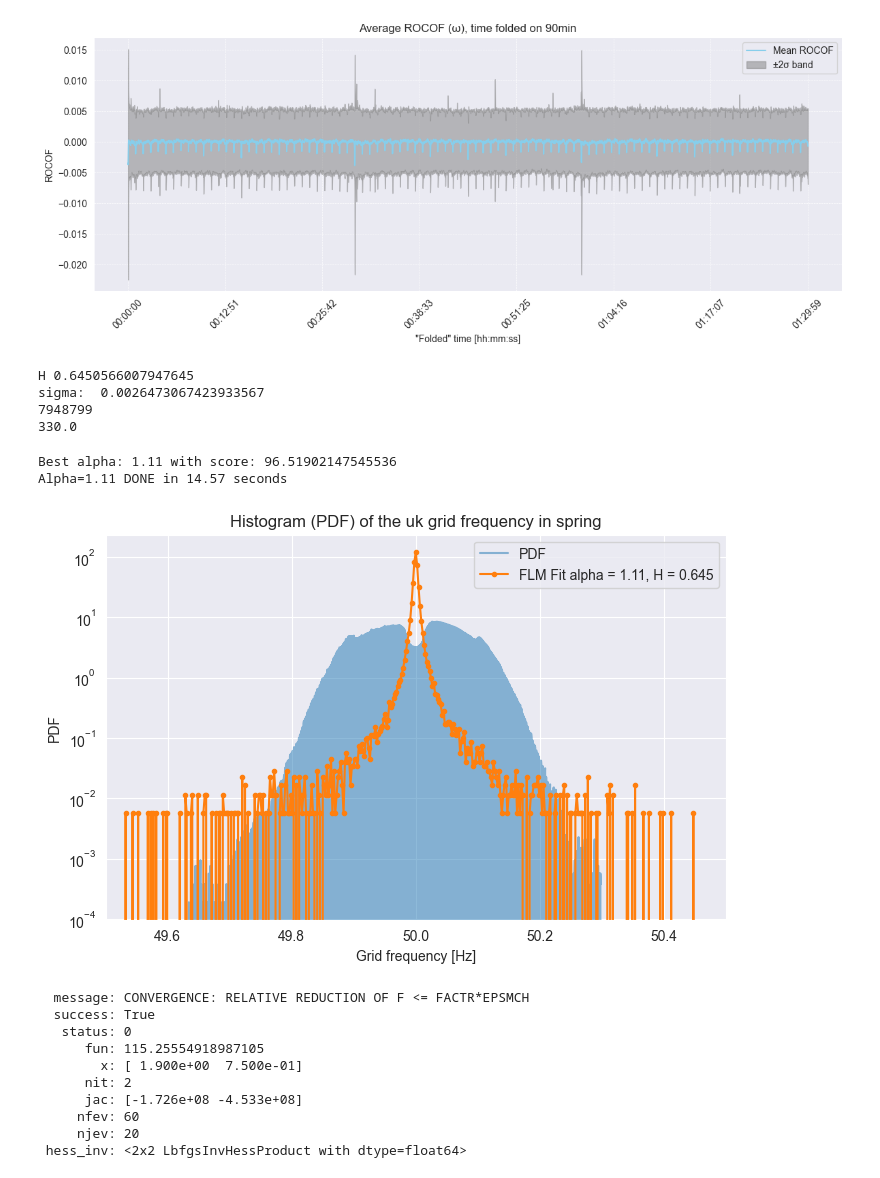
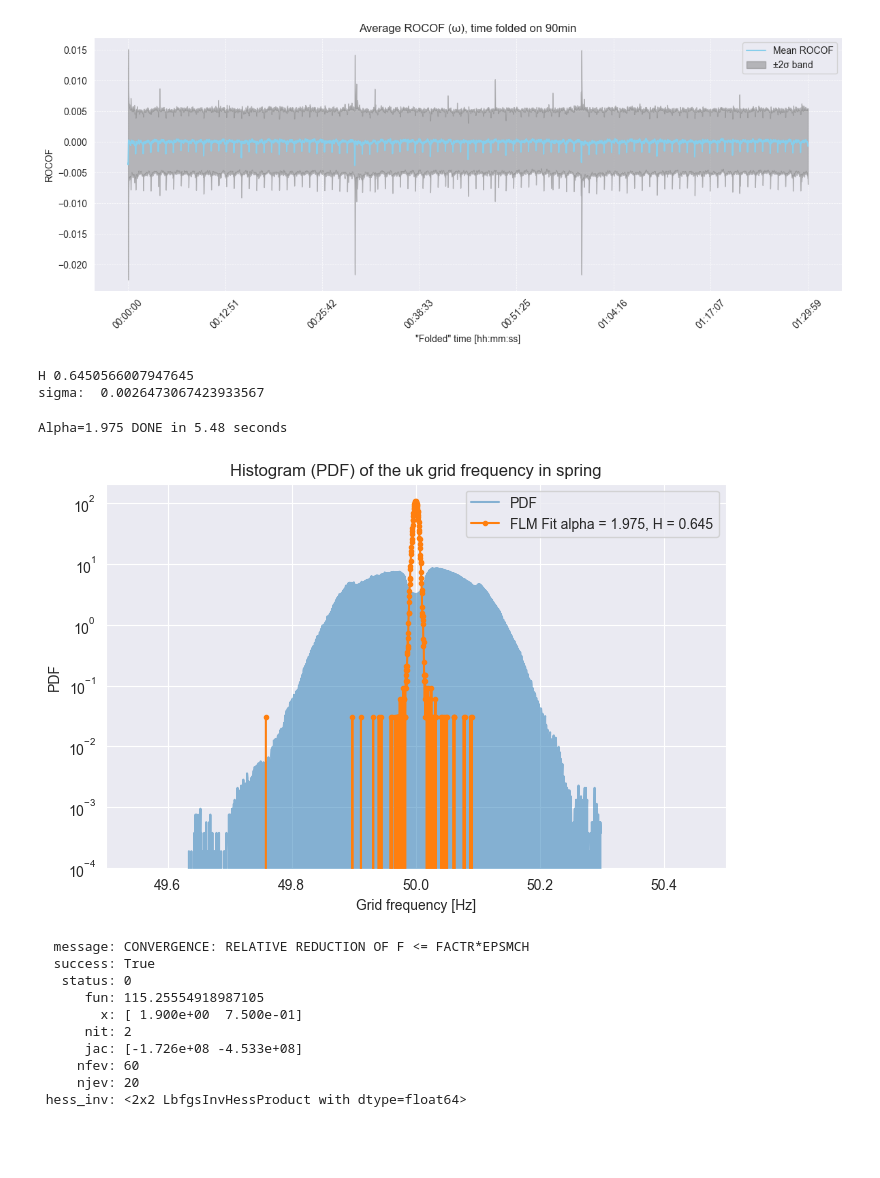
Before and after one commit to hendriklohse/grid-frequency-tail-estimation, a Jupyter notebook: paper_notebook.ipynb, the cells around one changed output. Saved outputs shown, nothing was run; the diff lists cells and outputs as text; code cells hidden in the pictures; blank space fills up the shorter version.

```diff
--- a/paper_notebook.ipynb
+++ b/paper_notebook.ipynb
@@ -158,76 +162,53 @@ Estimated σ from ROCOF residuals: 0.002647 Hz/s
 [figure]
 # %%
 # --- Model Parameters from Table II ---
-gamma1 = 1 / 950      # Damping within deadband
-gamma2 = 1 / 400      # Damping outside deadband
+gamma1 = 0      # Damping within deadband
+gamma2 = 0.14      # Damping outside deadband
 omega_db = 0.015      # Deadband threshold (Hz)
 print("H", H)              # Hurst exponent
-# alpha = 1.975         # Tail exponent for Lévy distribution
+alpha = 1.975         # Tail exponent for Lévy distribution
 sigma = sigma_est        # Scale of fluctuations (empirical std dev)
 print("sigma: ", sigma)
-trunc = 100           # Truncate extremes of Lévy
+trunc = 1000           # Truncate extremes of Lévy
 ,
 dt = 1                # Time step (in seconds)
 T = len(df)              # Total simulation time in seconds
 N = int(T / dt)       # Number of steps
-print(N)
-print(5.5*60)
+N = 10**6
 # %% [output]
 H 0.6450566007947645
 sigma:  0.0026473067423933567
-7948799
-330.0
 # %%
 plt.figure(figsize=(8, 5))
 
 # Plot the PDF of the data
 counts, bin_edges = np.histogram(df['Value'], bins=1000, density=True)
 bin_centers = 0.5 * (bin_edges[:-1] + bin_edges[1:])
 plt.plot(bin_centers, counts, label='PDF', alpha=0.5)
 
-def pdf_distance(real_pdf, sim_pdf):
-    return np.mean((real_pdf - sim_pdf)**2)
-
-best_score = np.inf
-best_params = None
-
-for alpha in np.arange(0.01, 2.00, 0.05):
-    sim = flm(H, alpha, N=10000, trunc=1000, scale=sigma) + 50
-    sim_counts, _ = np.histogram(sim, bins=bin_edges, density=True)
-    score = pdf_distance(counts, sim_counts)
-
-    if score < best_score:
-        best_score = score
-        best_params = (alpha, H, sigma)
-
-print("Best alpha:", best_params[0], "with score:", best_score)
-
-
-for alpha in [best_params[0]]:
-    t1 = time.time()
-    flm_array = flm(H, alpha, N//100, trunc, sigma)
-    # Generate FLM Fit data
-    flm_data = [elt + 50 for elt in flm_array]
-    flm_counts, flm_bin_edges = np.histogram(flm_data, bins=1000, density=True)
-    flm_bin_centers = 0.5 * (flm_bin_edges[:-1] + flm_bin_edges[1:])
-    plt.plot(flm_bin_centers, flm_counts, label=f'FLM Fit alpha = {alpha}, H = {round(H, 3)}', marker='.')
-    t2 = time.time()
-    print(f"Alpha={alpha} DONE in {t2-t1:.2f} seconds")
+t1 = time.time()
+flm_array = flm(H, alpha, N, trunc, sigma)
+# Generate FLM Fit data
+flm_data = [elt + 50 for elt in flm_array]
+flm_counts, flm_bin_edges = np.histogram(flm_data, bins=1000, density=True)
+flm_bin_centers = 0.5 * (flm_bin_edges[:-1] + flm_bin_edges[1:])
+plt.plot(flm_bin_centers, flm_counts, label=f'FLM Fit alpha = {alpha}, H = {round(H, 3)}', marker='.')
+t2 = time.time()
+print(f"Alpha={alpha} DONE in {t2-t1:.2f} seconds")
 
 # Use a log scale for the y-axis
 plt.yscale('log')
 
 plt.xlim(49.5, 50.5)
 # Labels and legend
 plt.xlabel('Grid frequency [Hz]')
 plt.ylabel('PDF')
 plt.title(f'Histogram (PDF) of the {grid_name} grid frequency in {season}')
 plt.legend()
 plt.show()
 # %% [output]
-Best alpha: 1.11 with score: 96.51902147545536
-Alpha=1.11 DONE in 14.57 seconds
+Alpha=1.975 DONE in 5.48 seconds
-[figure, old version]
+[figure, new version]
 # %%
 # from scipy.optimize import minimize
 #
```
Also changed, not shown: parts of 3 cells of this notebook, 6 other files.
